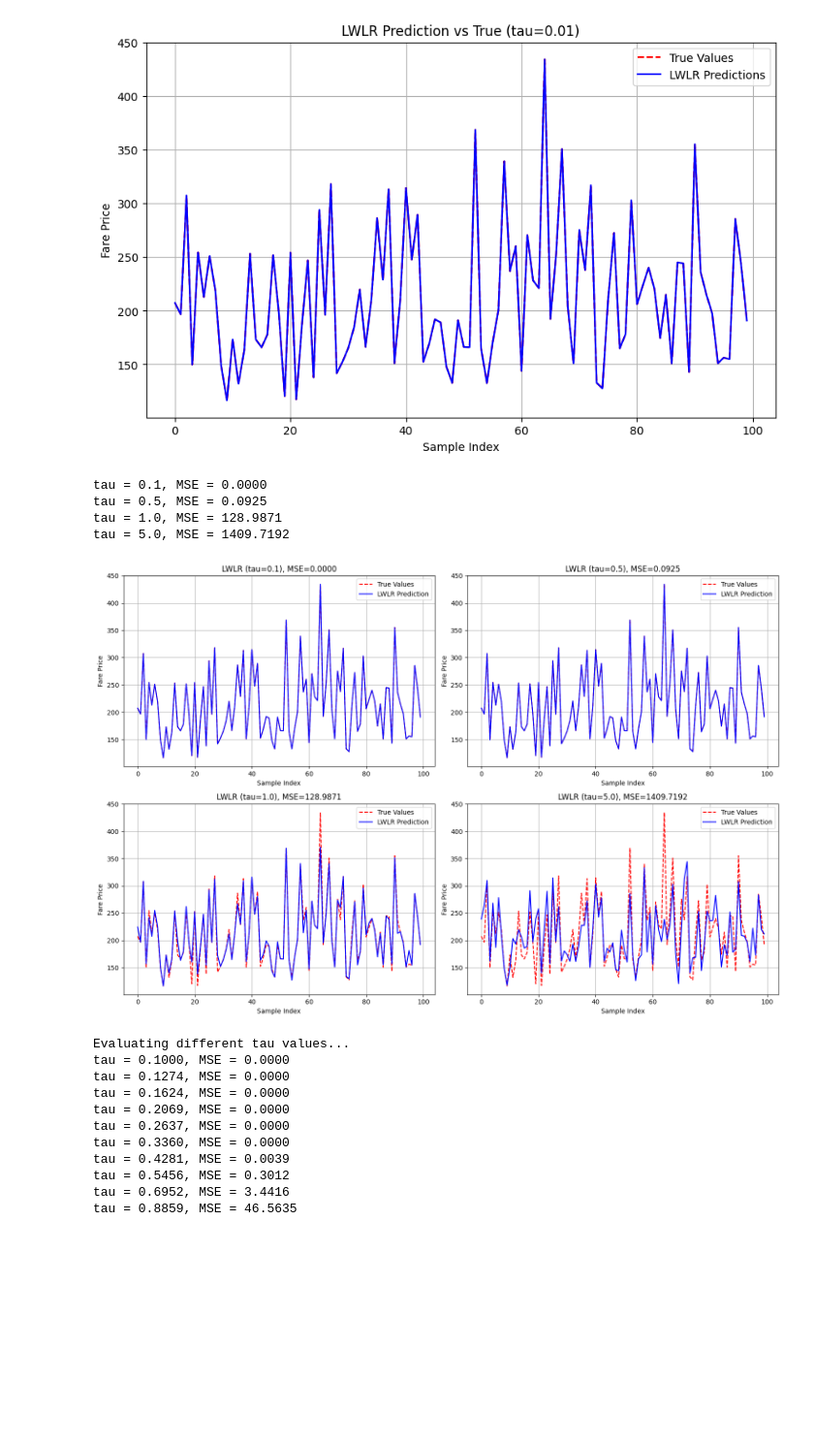
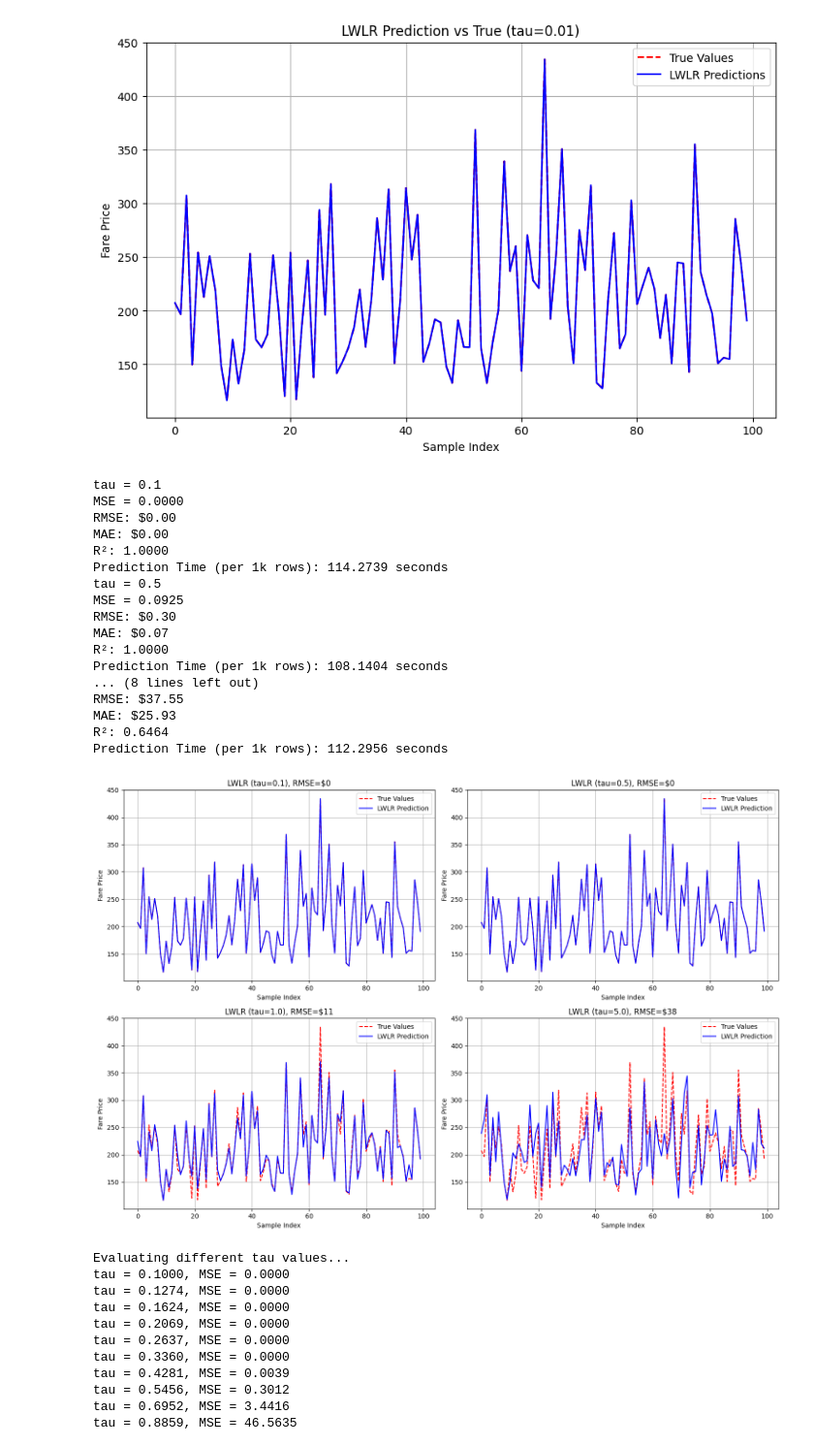
Before and after one commit to davejinyoung/SENG474_flight_pricing_model, a Jupyter notebook: seng474_project_LWLR_model.ipynb, the cells around one changed output. Shown at 97% size. Saved outputs shown, nothing was run; the diff lists cells and outputs as text; code cells hidden in the pictures; blank space fills up the shorter version.

Commit message:
LWLR model metrics

```diff
--- a/seng474_project_LWLR_model.ipynb
+++ b/seng474_project_LWLR_model.ipynb
@@ -329,41 +384,59 @@ Sampled MSE (tau=0.01): 0.0000
 # %%
 # Define tau values to test
 tau_values = [0.1, 0.5, 1.0, 5.0]
 
 # Subsample test set to keep memory usage low
 sample_idx = np.linspace(0, len(X_test) - 1, 100, dtype=int)
 X_test_sample = X_test.iloc[sample_idx]
 y_test_sample = y_test.iloc[sample_idx]
 
 # Set up the plot
 plt.figure(figsize=(15, 10))
 
 for i, tau in enumerate(tau_values):
-    # Predict using LWLR
-    y_pred_lwlr = predict_lwlr(X_train, y_train, X_test_sample, tau)
+    # Get all metrics in one call
+    results = predict_lwlr(X_train, y_train, X_test_sample, tau=tau,
+                          return_metrics=True, y_true=y_test_sample)
 
-    # Calculate MSE
-    mse_lwlr = mean_squared_error(y_test_sample, y_pred_lwlr)
-    print(f"tau = {tau}, MSE = {mse_lwlr:.4f}")
+    # Print comprehensive metrics
+    print(f"tau = {tau}")
+    print(f"MSE = {np.mean((y_test_sample - results['predictions'])**2):.4f}")  # Your original MSE
+    print(f"RMSE: ${results['rmse']:,.2f}")
+    print(f"MAE: ${results['mae']:,.2f}")
+    print(f"R²: {results['r2']:.4f}")
+    print(f"Prediction Time (per 1k rows): {results['prediction_time_per_1k']:.4f} seconds")
 
-    # Plot predictions vs true values
+    # Your plotting code (updated)
     plt.subplot(2, 2, i + 1)
     plt.plot(range(len(y_test_sample)), y_test_sample.values, 'r--', label='True Values')
-    plt.plot(range(len(y_pred_lwlr)), y_pred_lwlr, 'b-', label='LWLR Prediction')
-    plt.title(f'LWLR (tau={tau}), MSE={mse_lwlr:.4f}')
+    plt.plot(range(len(results['predictions'])), results['predictions'], 'b-', label='LWLR Prediction')
+    plt.title(f'LWLR (tau={tau}), RMSE=${results["rmse"]:,.0f}')
     plt.xlabel('Sample Index')
     plt.ylabel('Fare Price')
     plt.legend()
     plt.grid(True)
 
 plt.tight_layout()
 plt.show()
 # %% [output]
-tau = 0.1, MSE = 0.0000
-tau = 0.5, MSE = 0.0925
-tau = 1.0, MSE = 128.9871
-tau = 5.0, MSE = 1409.7192
+tau = 0.1
+MSE = 0.0000
+RMSE: $0.00
+MAE: $0.00
+R²: 1.0000
+Prediction Time (per 1k rows): 114.2739 seconds
+tau = 0.5
+MSE = 0.0925
+RMSE: $0.30
+MAE: $0.07
+R²: 1.0000
+Prediction Time (per 1k rows): 108.1404 seconds
+... (8 lines left out)
+RMSE: $37.55
+MAE: $25.93
+R²: 0.6464
+Prediction Time (per 1k rows): 112.2956 seconds
-[figure, old version]
+[figure, new version]
 # %%
 # Try a wider range of tau values (log scale)
 tau_range = np.logspace(-1, 1, 20)  # 0.1 to 10
```
Also changed, not shown: parts of 3 cells of this notebook.
